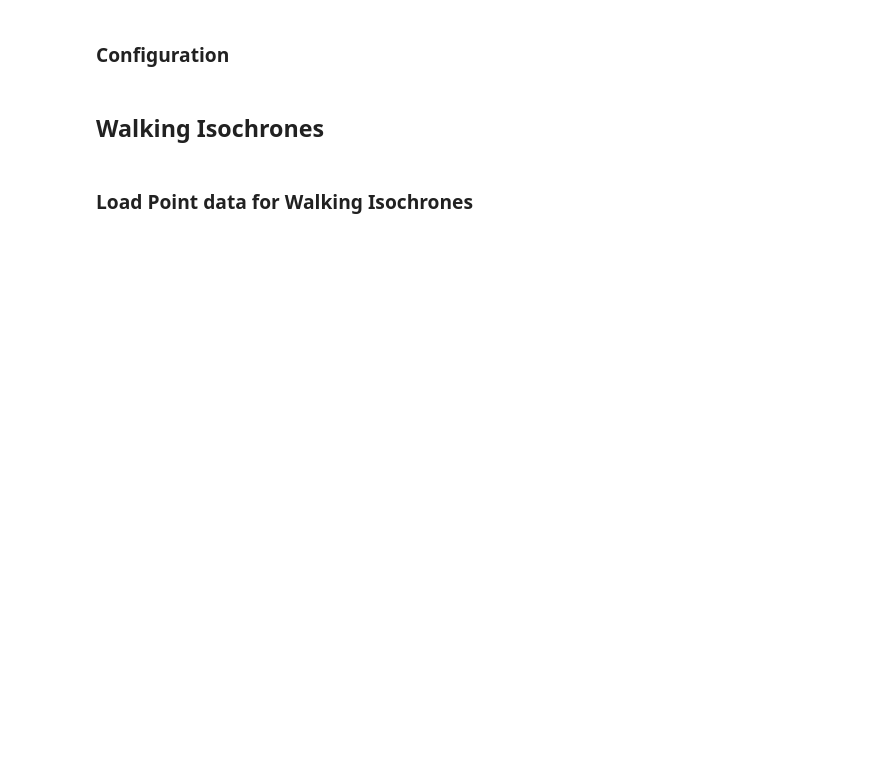
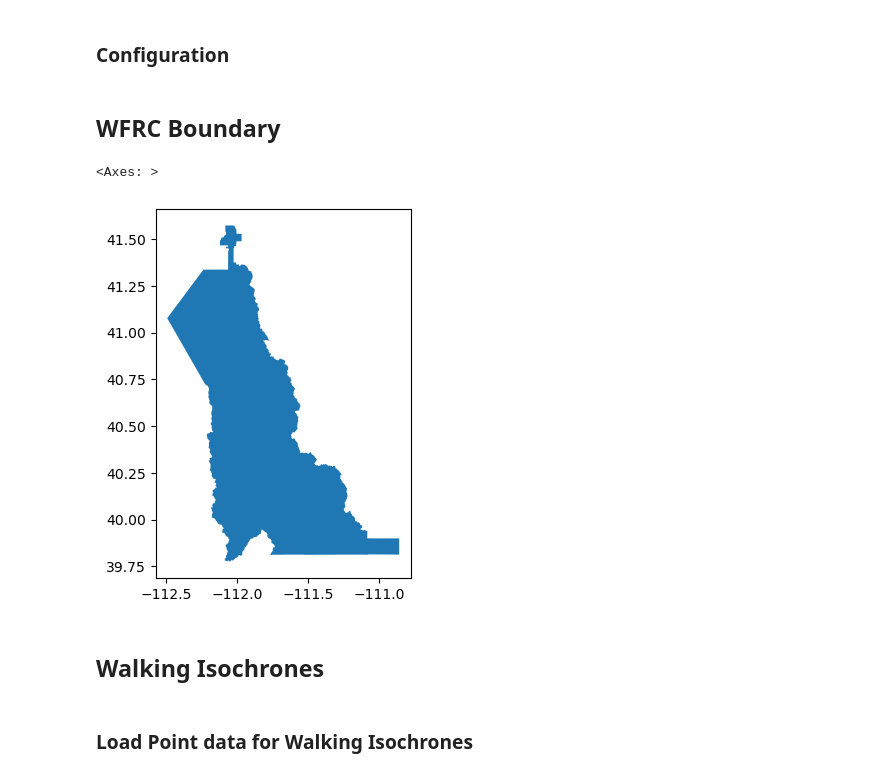
Before and after one commit to WFRCAnalytics/MAP-Housing-ATO-Calculator, a Jupyter notebook: 0-ORS-IsochroneBuffers.ipynb, the cells around one changed output. Drawn from its saved outputs; the diff is of its cells as text; code cells hidden in the pictures; blank space fills up the shorter version.

```diff
--- a/0-ORS-IsochroneBuffers.ipynb
+++ b/0-ORS-IsochroneBuffers.ipynb
@@ -34,6 +32,16 @@ client = ors.Client(key=os.getenv('ORS_API_KEY'))
 # Create output folder
 isochrone_dir = Path('./isochrones')
 isochrone_dir.mkdir(exist_ok=True)
+# %% [markdown]
+## WFRC Boundary
+# %%
+regional_boundary_gdf = gpd.read_file(params.strRegionalBoundaryIn).dissolve() # dissolve to single part
+regional_boundary_gdf = regional_boundary_gdf.to_crs(epsg=4326) # reproject to WGS84
+# %%
+regional_boundary_gdf.plot()
+# %% [output]
+<Axes: >
+[figure, added]
 # %% [markdown]
 ## Walking Isochrones
 # %% [markdown]
```
Also changed, not shown: parts of 5 cells of this notebook, 16 other files.
